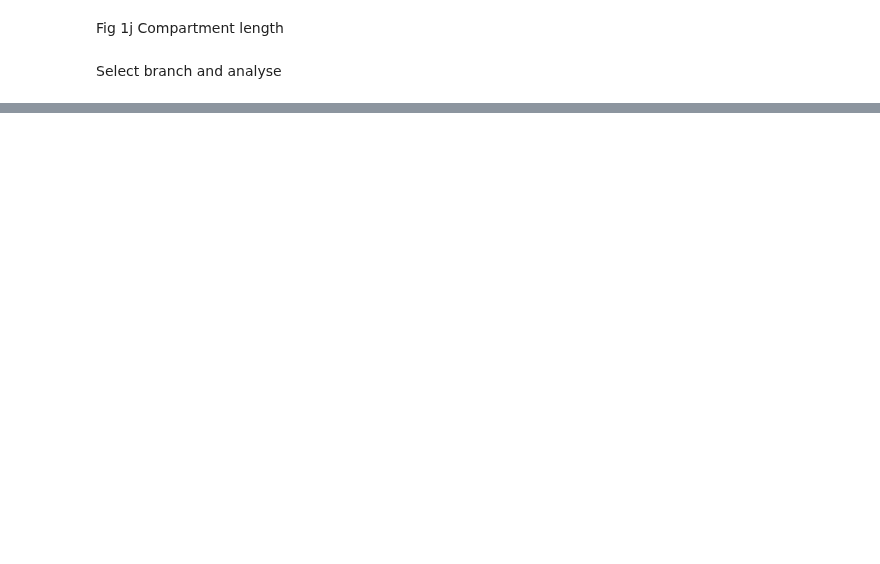
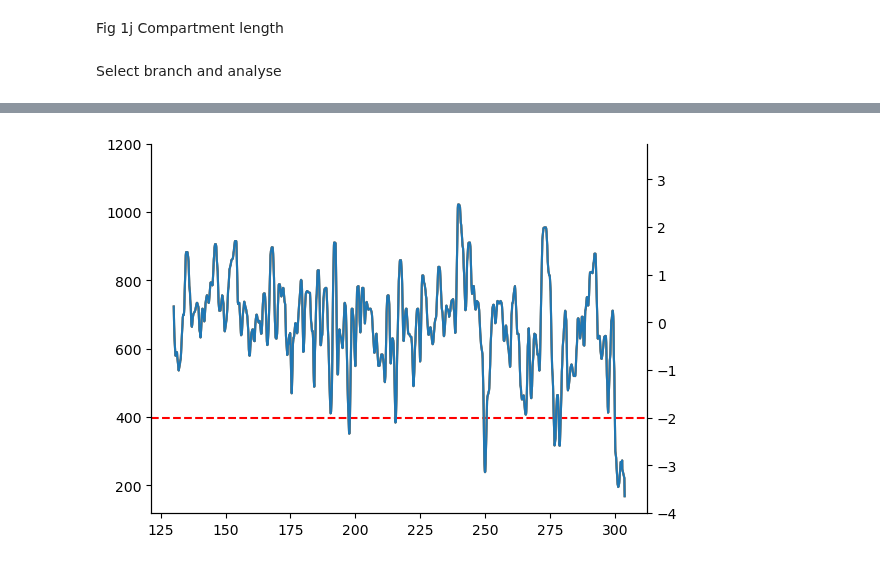
Before and after one commit to tonykelly00/DSC_morphology_pipeline, a Jupyter notebook: notebooks/ExM_analysis.ipynb, the cells around one changed output, grey strips where cells are left out. Saved outputs shown, nothing was run; the diff lists cells and outputs as text; code cells hidden in the pictures; blank space fills up the shorter version.

```diff
--- a/notebooks/ExM_analysis.ipynb
+++ b/notebooks/ExM_analysis.ipynb
@@ -197,26 +190,26 @@ plt.show()
 # %%
 df=DGdata['C1_03_cell2_d3']['branch']
+m=df['smth'].median()
+std = df['smth'].std()
 
 fig, ax1 = plt.subplots()
 
 ax1.plot(df.length, df.smth)
 
 # Add a straight line at a certain y-value
-plt.axhline(y=df['smth'].median()-(2*df['smth'].std()), color='r', linestyle='--', label='Threshold')
+plt.axhline(y=m-(2*std), color='r', linestyle='--', label='Threshold')
 ax1.set_ylim(df.smth.min()-50, 1200)
-
-m=df['smth'].median()
-std = df['smth'].std()
 
 df_zscored = (df['smth'] - m) / std
 
 #fig, ax1 = plt.subplots()
 
 ax2 = ax1.twinx()
-#ax1.plot(df.length, df.smth)
+ax1.plot(df.length, df.smth)
 plt.rc("axes.spines", top=False, right=True)
 ax2.plot(df.length, df_zscored)
 ax2.set_ylim((ax1.get_ylim()[0] - m) / std, (ax1.get_ylim()[1] - m) / std)
-fig.savefig(plot_path +'/C1_branch_d3_zscore1.svg', bbox_inches = 'tight', format='svg')
 
 fig.savefig(plot_path +'/C1_branch_d3_zscore.svg', bbox_inches = 'tight', format='svg')
+# %% [output]
+[figure, added]
```
Also changed, not shown: parts of 7 cells of this notebook, 4 other files.
